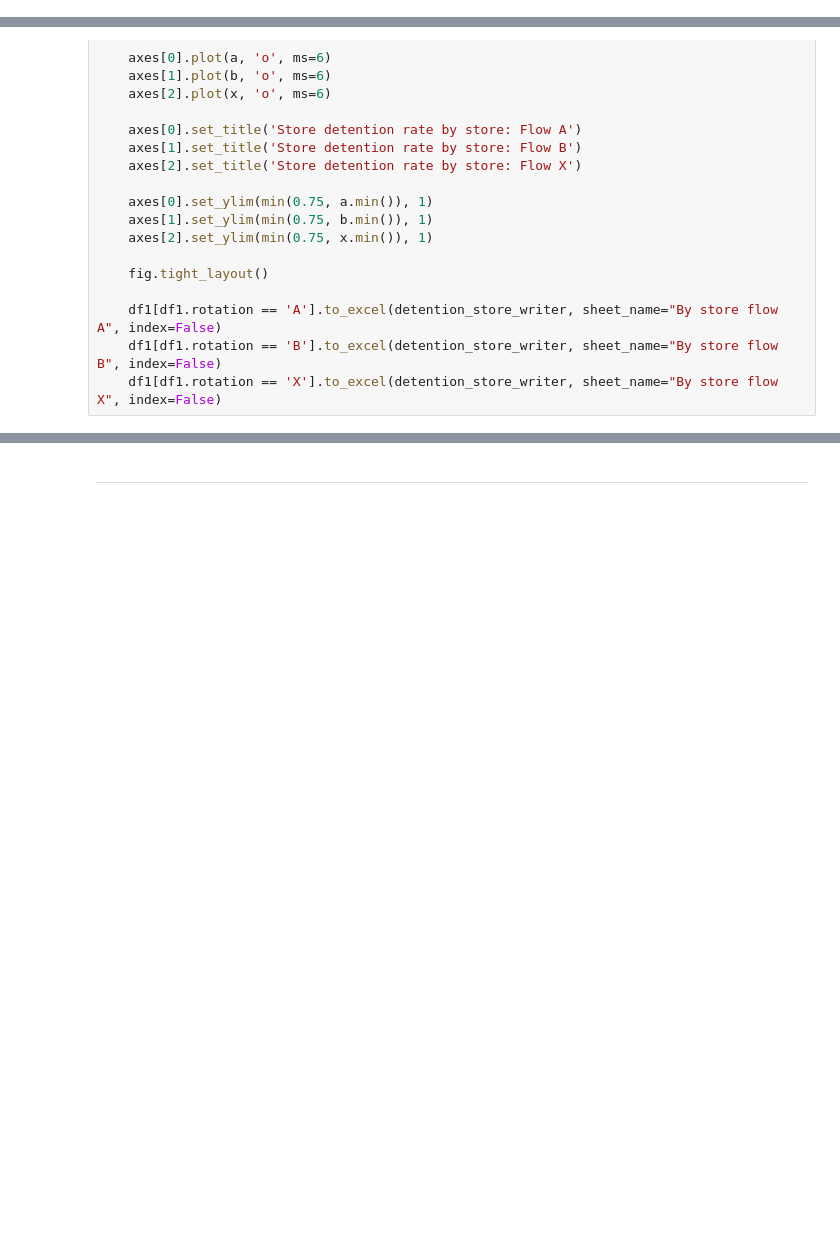
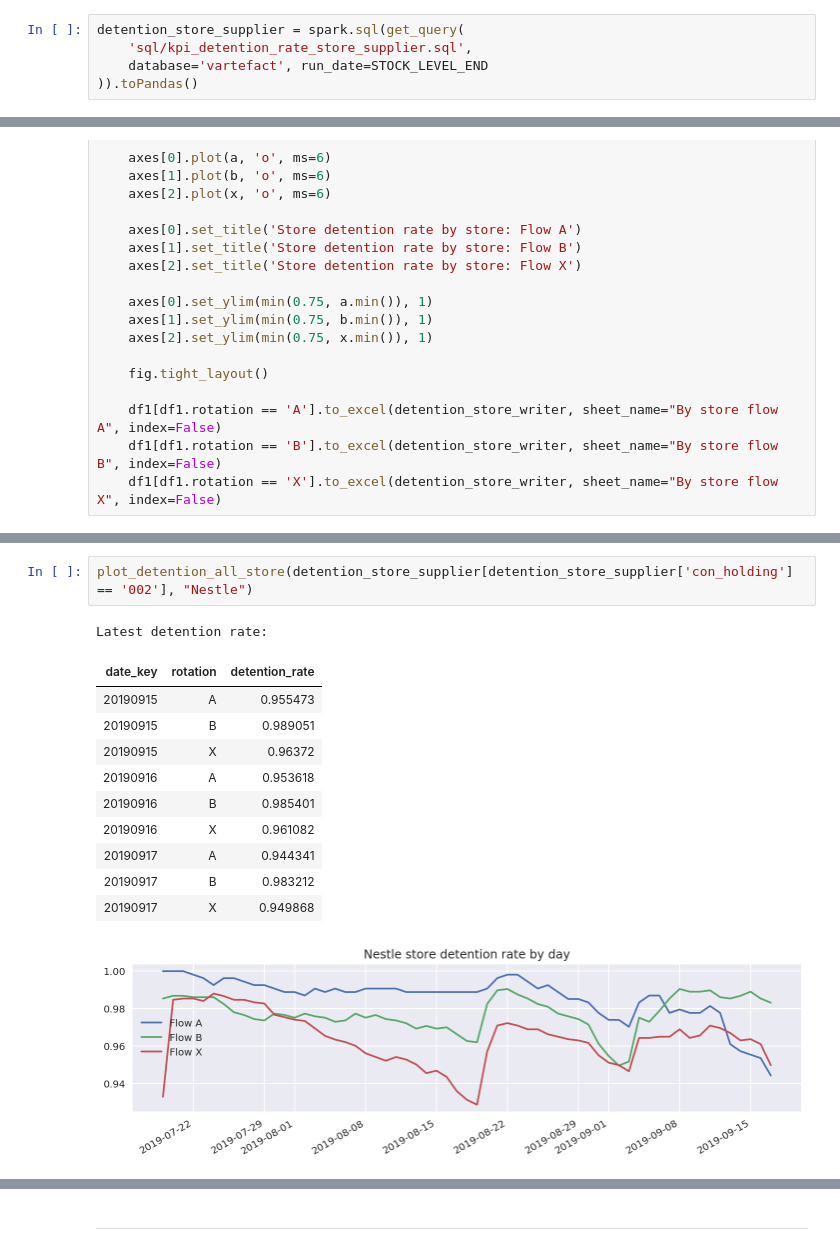
Before and after one commit to PPPPParadise/Carrefour-China-Supply-Chain-Forecast, a Jupyter notebook: workflow_integration/monitor_checks.ipynb, the cells around one changed output, grey strips where cells are left out. Drawn from its saved outputs; the diff is of its cells as text; blank space fills up the shorter version.

```diff
--- a/workflow_integration/monitor_checks.ipynb
+++ b/workflow_integration/monitor_checks.ipynb
@@ -260,6 +260,11 @@ detention_all_store = spark.sql(get_query(
     'sql/kpi_detention_rate_all_store.sql',
     database='vartefact', run_date=STOCK_LEVEL_END
 )).toPandas()
+# %%
+detention_store_supplier = spark.sql(get_query(
+    'sql/kpi_detention_rate_store_supplier.sql',
+    database='vartefact', run_date=STOCK_LEVEL_END
+)).toPandas()
 # %%
 detention_store = spark.sql(get_query(
     'sql/kpi_detention_rate_store.sql',
@@ -334,0 +340,15 @@ Latest detention rate:
+# %%
+plot_detention_all_store(detention_store_supplier[detention_store_supplier['con_holding'] == '002'], "Nestle")
+# %% [output]
+Latest detention rate:
+| date_key | rotation | detention_rate |
+| 20190915 | A | 0.955473 |
+| 20190915 | B | 0.989051 |
+| 20190915 | X | 0.96372 |
+| 20190916 | A | 0.953618 |
+| 20190916 | B | 0.985401 |
+| 20190916 | X | 0.961082 |
+| 20190917 | A | 0.944341 |
+| 20190917 | B | 0.983212 |
+| 20190917 | X | 0.949868 |
+[figure, added]
```
Also changed, not shown: parts of 31 cells of this notebook, 4 other files.
